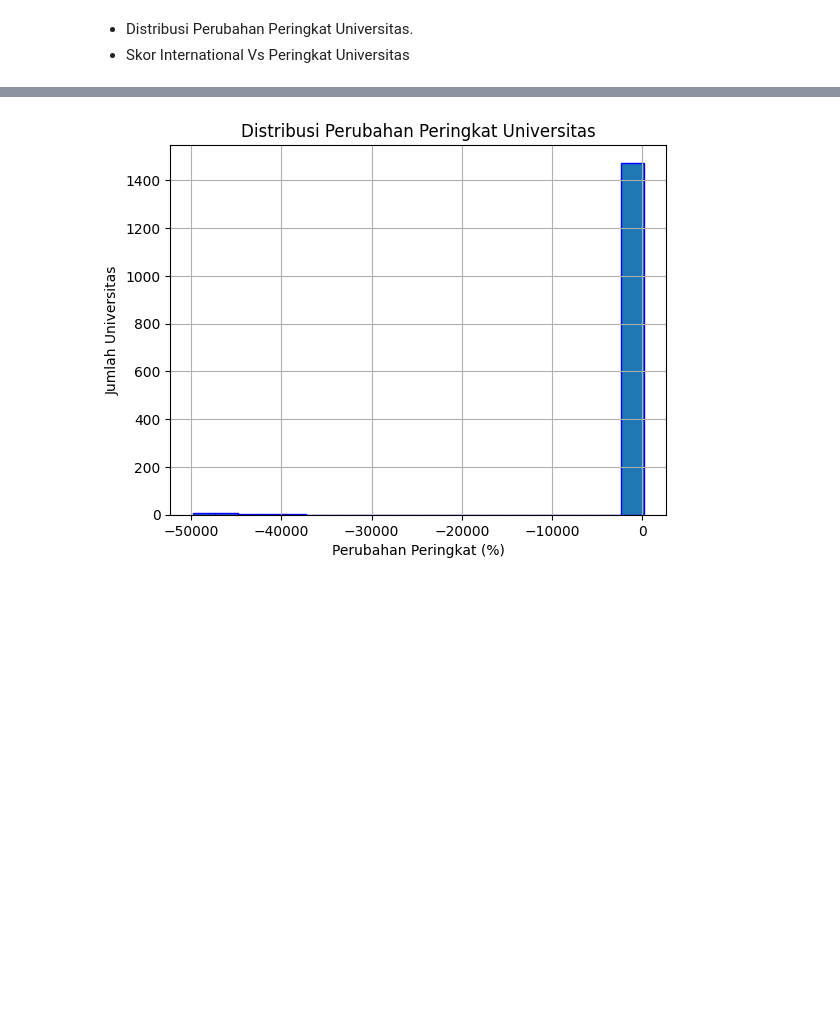
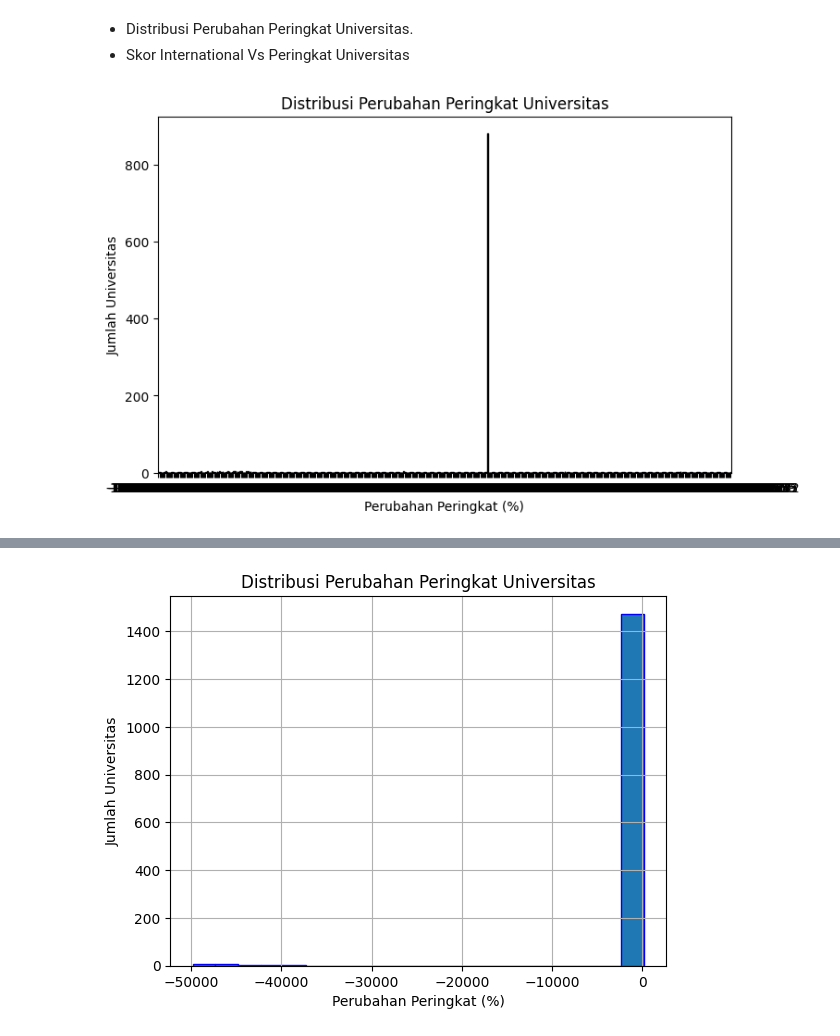
Before and after one commit to EazysPeazys/MinProAVD, a Jupyter notebook: CheckPoint 3 Nabil Daffa Athalasyah.ipynb, the cells around one changed output, grey strips where cells are left out. Saved outputs shown, nothing was run; the diff lists cells and outputs as text; code cells hidden in the pictures; blank space fills up the shorter version.

```diff
--- a/CheckPoint 3 Nabil Daffa Athalasyah.ipynb
+++ b/CheckPoint 3 Nabil Daffa Athalasyah.ipynb
@@ -407,3 +411,15 @@ print(df.head())
 # %% [markdown]
 - Distribusi Perubahan Peringkat Universitas.
 - Skor International Vs Peringkat Universitas
+# %%
+plt.figure(figsize=(8, 5))
+if 'Ranking Change (%)' in df.columns:
+  ranking_change_grouped = df.groupby('Ranking Change (%)').size()
+  ranking_change_grouped.plot(kind='bar', color='blue', edgecolor='black')
+  plt.title('Distribusi Perubahan Peringkat Universitas')
+  plt.xlabel('Perubahan Peringkat (%)')
+  plt.ylabel('Jumlah Universitas')
+  plt.xticks(rotation=0)
+  plt.show()
+# %% [output]
+[figure, added]
```
Also changed, not shown: parts of 6 cells of this notebook.
